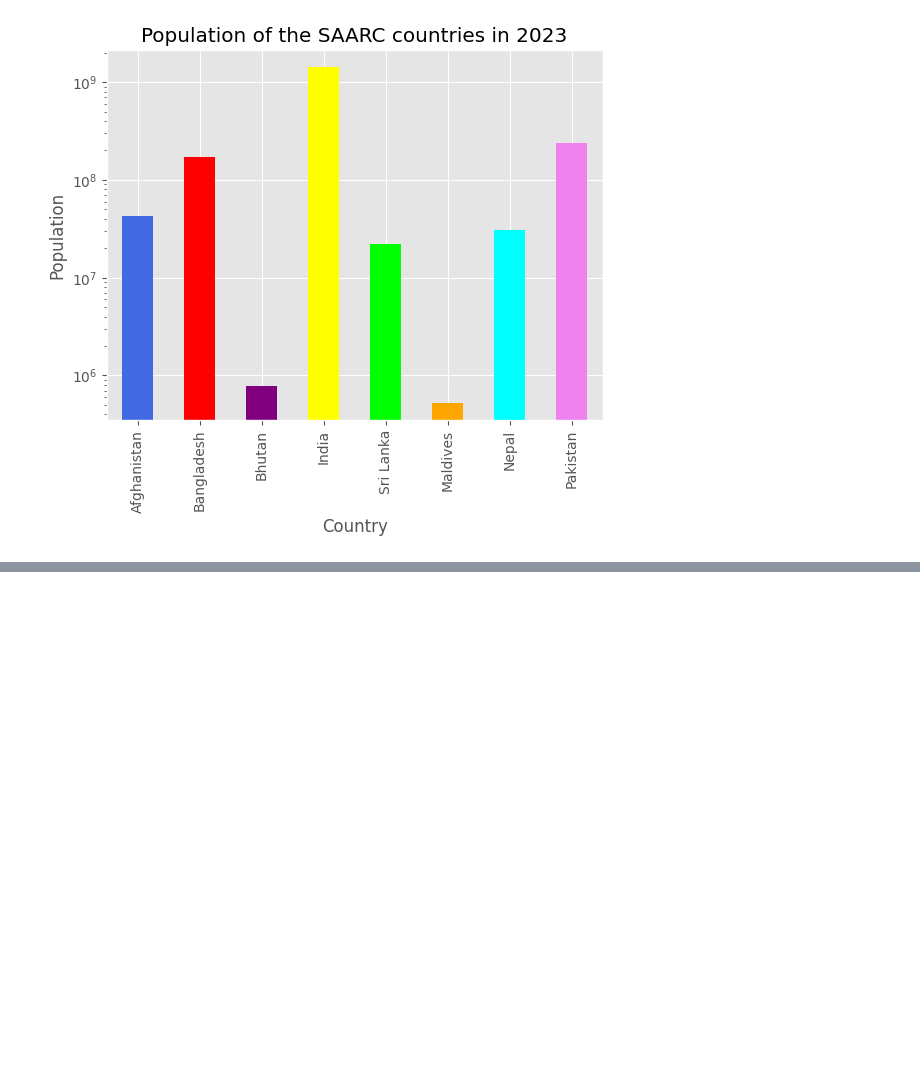
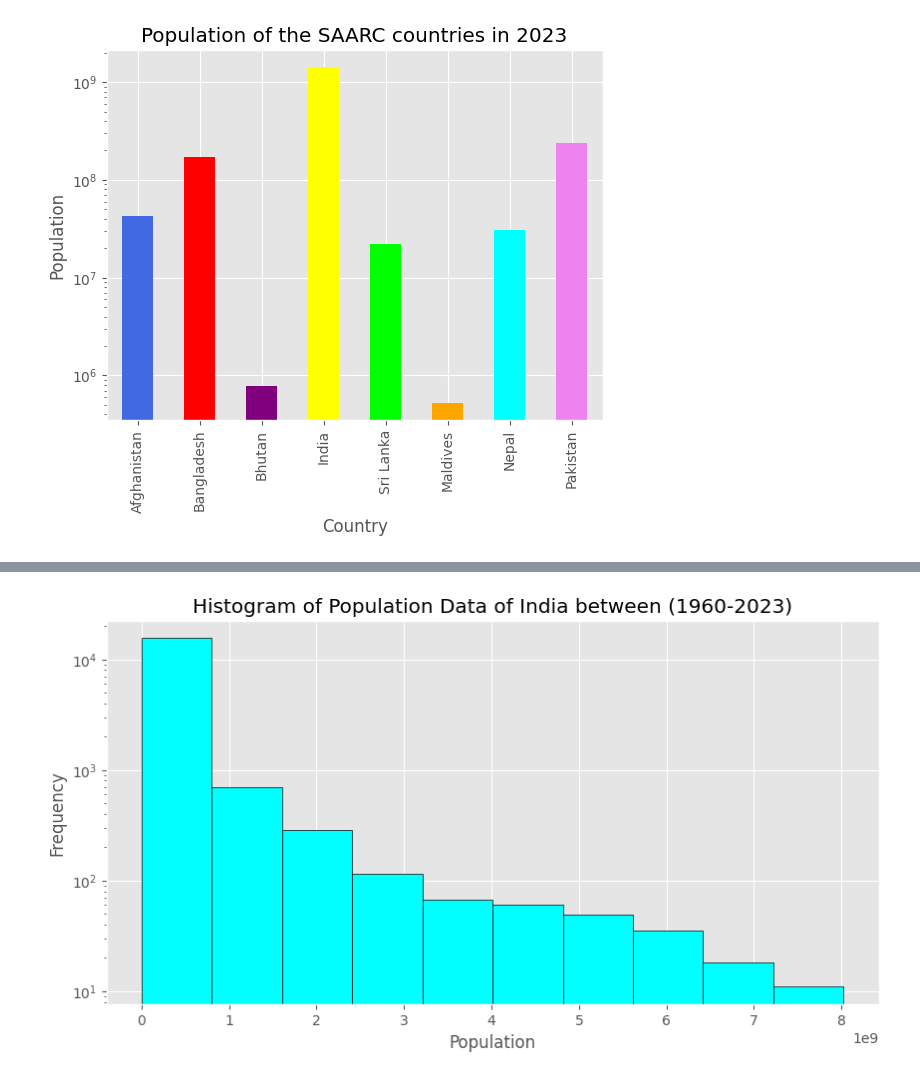
Before and after one commit to RaiSandip25/DS_01, a Jupyter notebook: Prodigy_DS_01.ipynb, the cells around one changed output, grey strips where cells are left out. Drawn from its saved outputs; the diff is of its cells as text; code cells hidden in the pictures; blank space fills up the shorter version.

```diff
--- a/Prodigy_DS_01.ipynb
+++ b/Prodigy_DS_01.ipynb
@@ -74,0 +63,21 @@ plt.show()
+# %%
+# Select only the columns related to years (i.e., 1960 to 2023)
+population_data = df.loc[:, '1960':'2023'].values.flatten()  # Flatten to convert to a 1D array
+
+# Ensure the data is numeric and remove any NaN values
+population_data = pd.to_numeric(population_data, errors='coerce')
+population_data = population_data[~pd.isna(population_data)]
+
+# Plot the histogram
+plt.figure(figsize=(10, 5))
+plt.hist(population_data, bins=10, color= "aqua", edgecolor='black')
+
+# Add title and labels
+plt.title('Histogram of Population Data of India between (1960-2023)')
+plt.yscale('log')
+plt.xlabel('Population')
+plt.ylabel('Frequency')
+# Show the plot
+plt.show()
+# %% [output]
+[figure, added]
```
Also changed, not shown: parts of 3 cells of this notebook.
